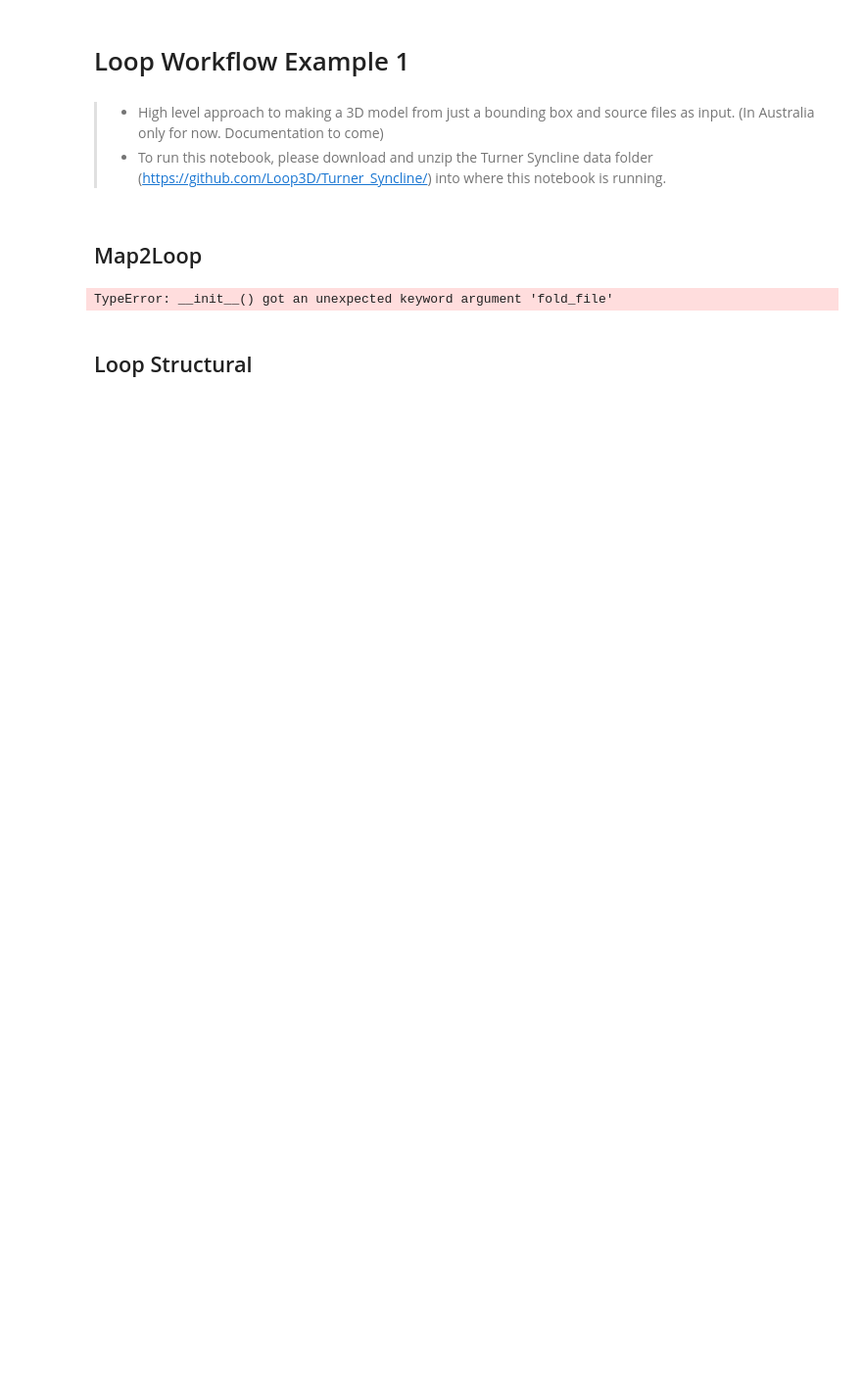
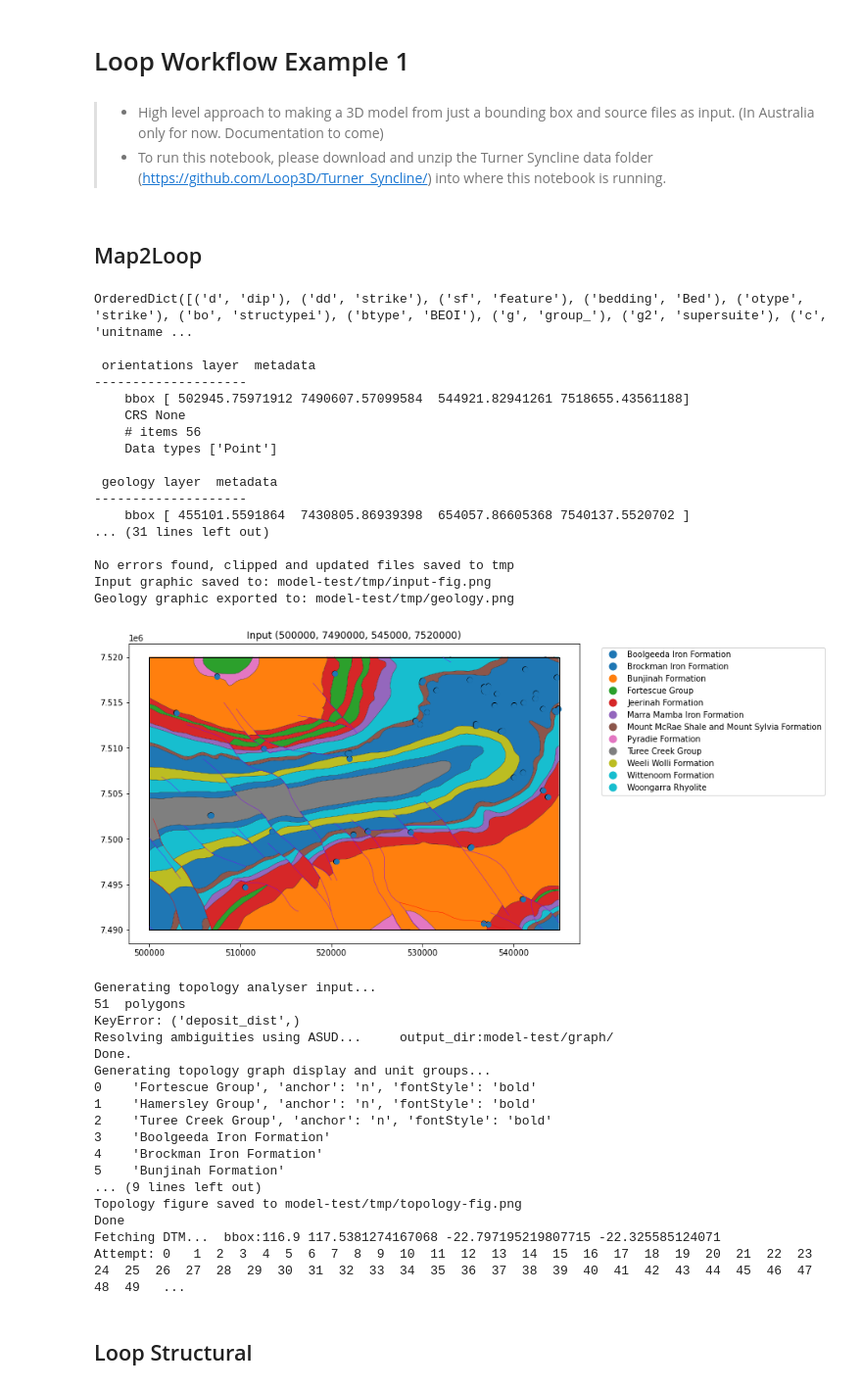
Before and after one commit to yohanderose/map2loop2-notebooks, a Jupyter notebook: Example 1 - Piece of Cake.ipynb, the cells around one changed output. Shown at 98% size. Drawn from its saved outputs; the diff is of its cells as text; code cells hidden in the pictures; blank space fills up the shorter version.

Commit message:
Demonstrating project with remote sources

```diff
--- a/Example 1 - Piece of Cake.ipynb
+++ b/Example 1 - Piece of Cake.ipynb
@@ -14,32 +11,69 @@ warnings.filterwarnings('ignore')
 # %%
 import os
 from map2loop.project import Project
 
 proj = Project(
-                 geology_file="Turner_Syncline/tmp/geol_clip.shp",
-                 fault_file="Turner_Syncline/tmp/GEOS_GEOLOGY_LINEARSTRUCTURE_500K_GSD.csv",
-                 fold_file="Turner_Syncline/tmp/GEOS_GEOLOGY_LINEARSTRUCTURE_500K_GSD.csv",
-                 structure_file="Turner_Syncline/tmp/structure_clip.shp",
-                 mindep_file="Turner_Syncline/tmp/mindeps_clip.shp",
-
-                 metadata=os.path.abspath("Turner_Syncline/meta.hjson")
-              )
+#                  geology_file="Turner_Syncline/tmp/geol_clip.shp",
+#                  fault_file="Turner_Syncline/tmp/GEOS_GEOLOGY_LINEARSTRUCTURE_500K_GSD.csv",
+#                  fold_file="Turner_Syncline/tmp/GEOS_GEOLOGY_LINEARSTRUCTURE_500K_GSD.csv",
+#                  structure_file="Turner_Syncline/tmp/structure_clip.shp",
+#                  mindep_file="Turner_Syncline/tmp/mindeps_clip.shp",
+#                  metadata=os.path.abspath("Turner_Syncline/meta.hjson")
+                 state = "WA",
+                 remote = True,
+                 # path to hosted metadata describing the remote sources
+                 metadata='https://gist.githubusercontent.com/yohanderose/8f843de0dde531f009a3973cbdadcc9f/raw/ef2f219a26e1c0361b5f71e475477a9a2df69dfd/meta_remote.hjson'
+                )
 
 proj.update_config(
                     bbox_3d={
                          "minx": 500000,
                          "miny": 7490000,
                          "maxx": 545000,
                          "maxy": 7520000,
                          "base": -3200,
                          "top": 1200,
                      },
                     proj_crs={'init': 'EPSG:28350'},
                   )
 
 proj.run()
 # %% [output]
-TypeError: __init__() got an unexpected keyword argument 'fold_file'
+OrderedDict([('d', 'dip'), ('dd', 'strike'), ('sf', 'feature'), ('bedding', 'Bed'), ('otype', 'strike'), ('bo', 'structypei'), ('btype', 'BEOI'), ('g', 'group_'), ('g2', 'supersuite'), ('c', 'unitname ...
+
+ orientations layer  metadata
+--------------------
+    bbox [ 502945.75971912 7490607.57099584  544921.82941261 7518655.43561188]
+    CRS None
+    # items 56
+    Data types ['Point']
+
+ geology layer  metadata
+--------------------
+    bbox [ 455101.5591864  7430805.86939398  654057.86605368 7540137.5520702 ]
+... (31 lines left out)
+
+No errors found, clipped and updated files saved to tmp
+Input graphic saved to: model-test/tmp/input-fig.png
+Geology graphic exported to: model-test/tmp/geology.png
+[figure, added]
+Generating topology analyser input...
+51  polygons
+KeyError: ('deposit_dist',)
+Resolving ambiguities using ASUD...     output_dir:model-test/graph/
+Done.
+Generating topology graph display and unit groups...
+0    'Fortescue Group', 'anchor': 'n', 'fontStyle': 'bold'
+1    'Hamersley Group', 'anchor': 'n', 'fontStyle': 'bold'
+2    'Turee Creek Group', 'anchor': 'n', 'fontStyle': 'bold'
+3    'Boolgeeda Iron Formation'
+4    'Brockman Iron Formation'
+5    'Bunjinah Formation'
+... (9 lines left out)
+Topology figure saved to model-test/tmp/topology-fig.png
+Done
+Fetching DTM...  bbox:116.9 117.5381274167068 -22.797195219807715 -22.325585124071
+Attempt: 0   1  2  3  4  5  6  7  8  9  10  11  12  13  14  15  16  17  18  19  20  21  22  23  24  25  26  27  28  29  30  31  32  33  34  35  36  37  38  39  40  41  42  43  44  45  46  47  48  49   ...
 # %% [markdown]
 ## Loop Structural
 # %%
```
Also changed, not shown: parts of 2 cells of this notebook, 52 other files.
